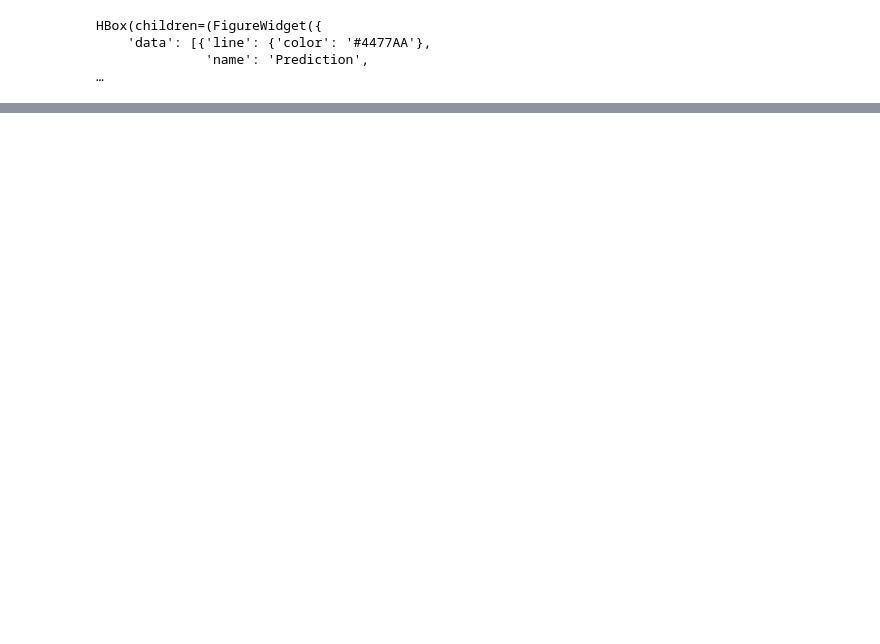
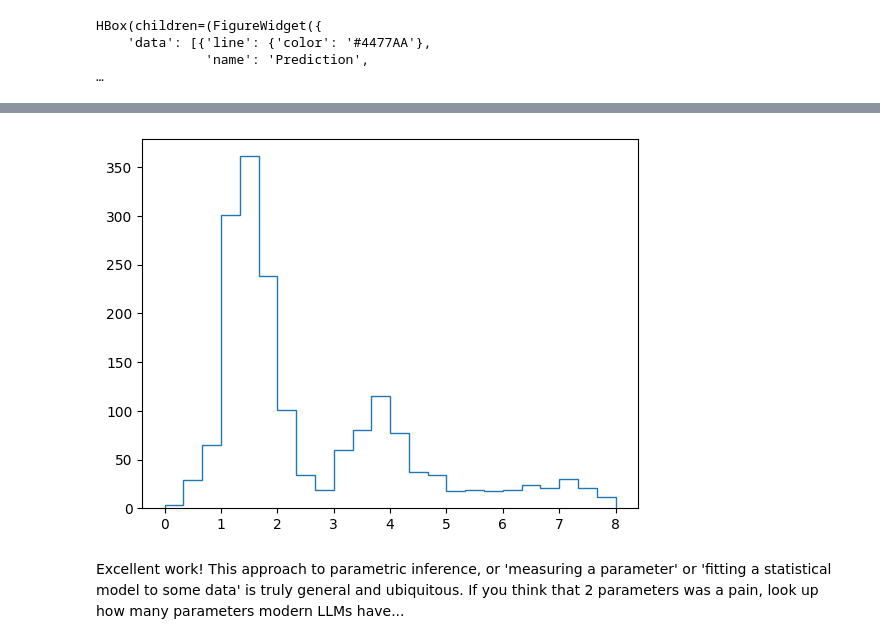
Before and after one commit to luketpickering/NuOscWE, a Jupyter notebook: 4ModelFitting.ipynb, the cells around one changed output, grey strips where cells are left out. Saved outputs shown, nothing was run; the diff lists cells and outputs as text; code cells hidden in the pictures; blank space fills up the shorter version.

Commit message:
updates model fitting exercises

```diff
--- a/4ModelFitting.ipynb
+++ b/4ModelFitting.ipynb
@@ -188,0 +326,22 @@ Revisiting our example above, can you calculate the $-2\log(\mathcal{L})$ betwee
+# %%
+from proj_utils import drawhist1d
+import proj_utils as pu
+import numpy as np
+
+osc_params = {
+  "s12sq": 0.31,
+  "s13sq": 0.02,
+  "delta": 0.7 * np.pi,
+  "Dmsq21": 7.5e-5,
+}
+
+bins = np.linspace(start=0, stop=8, num=25)
+obs_hist = pu.ips.get_test_observation(bins=bins)
+drawhist1d(hist=(obs_hist,bins))
+plt.show()
+
+# Fill me in
+# %% [output]
+[figure, added]
+# %% [markdown]
+Excellent work! This approach to parametric inference, or 'measuring a parameter' or 'fitting a statistical model to some data' is truly general and ubiquitous. If you think that 2 parameters was a pain, look up how many parameters modern LLMs have...
```
Also changed, not shown: parts of 12 cells of this notebook, 2 other files.
